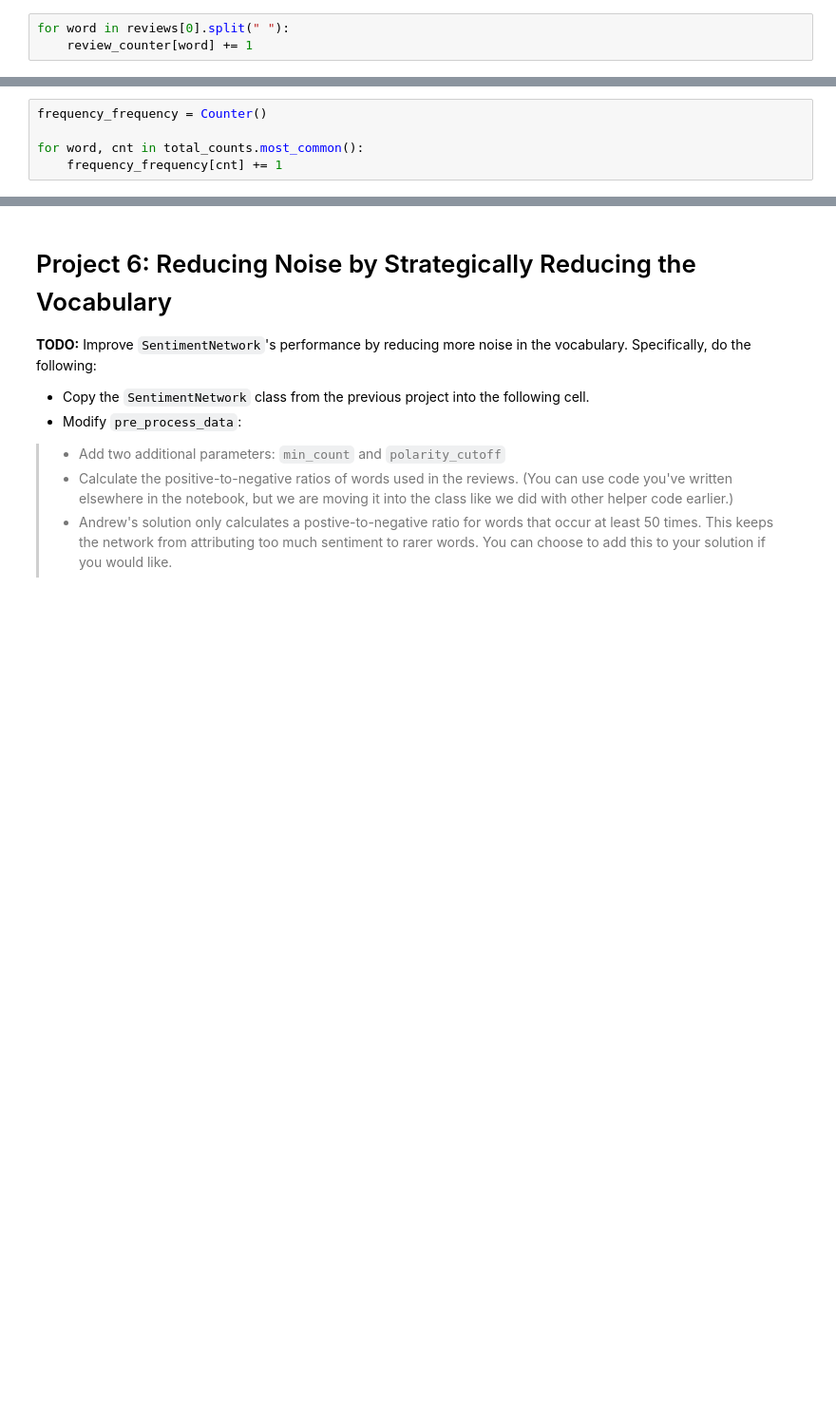
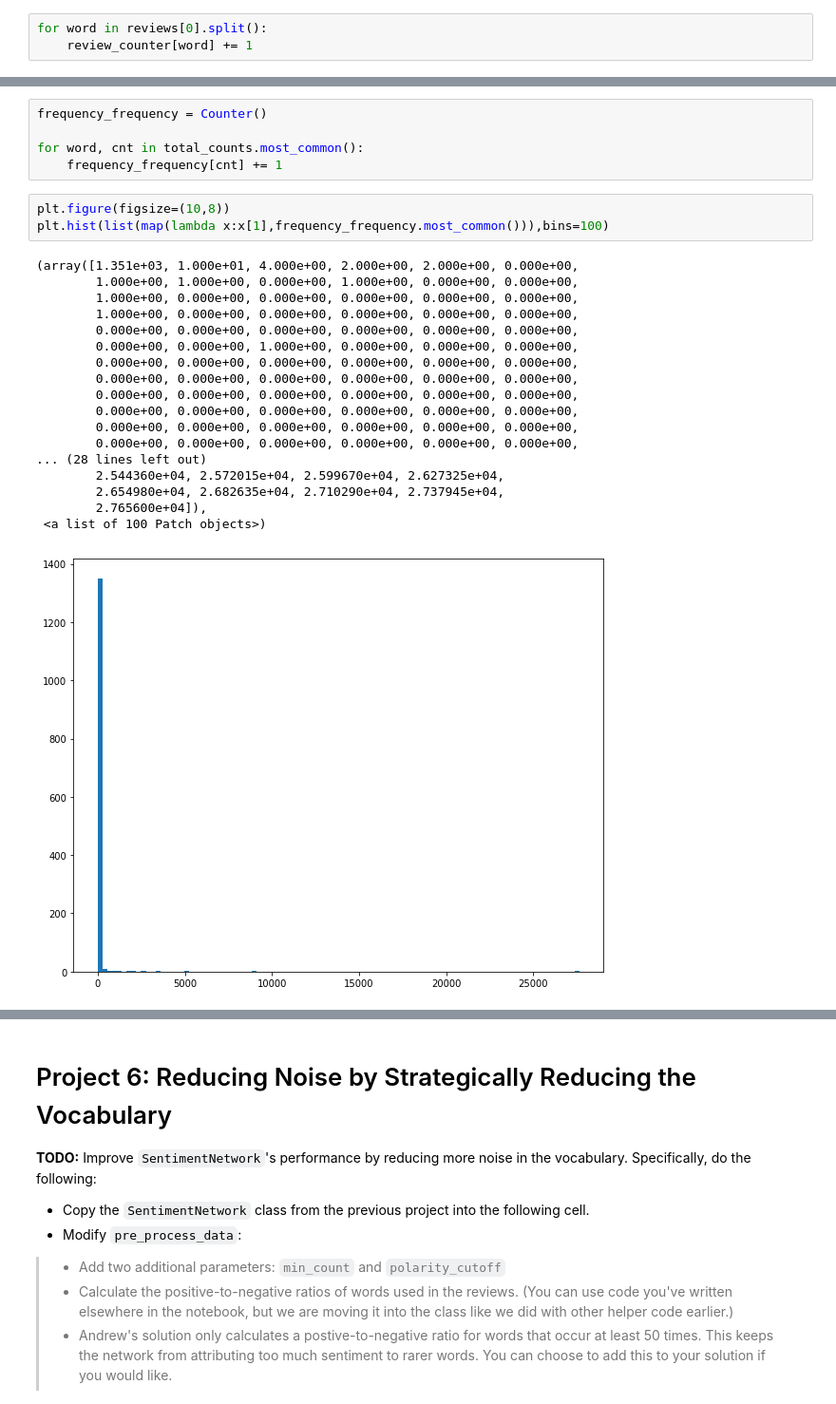
Before and after one commit to Parker-Lyu/DeepL_Andrew_And_Uda, a Jupyter notebook: 3sentiment-network/Sentiment_Classification_Projects.ipynb, the cells around one changed output, grey strips where cells are left out. Shown at 95% size. Cells and saved outputs as stored; diff of their text form; blank space fills up the shorter version.

```diff
--- a/3sentiment-network/Sentiment_Classification_Projects.ipynb
+++ b/3sentiment-network/Sentiment_Classification_Projects.ipynb
@@ -708,7 +793,7 @@ layer_0
 # %%
 review_counter = Counter()
 # %%
-for word in reviews[0].split(" "):
+for word in reviews[0].split():
     review_counter[word] += 1
 # %%
 review_counter.most_common()
@@ -829,6 +1519,28 @@ frequency_frequency = Counter()
 
 for word, cnt in total_counts.most_common():
     frequency_frequency[cnt] += 1
+# %%
+plt.figure(figsize=(10,8))
+plt.hist(list(map(lambda x:x[1],frequency_frequency.most_common())),bins=100)
+# %% [output]
+(array([1.351e+03, 1.000e+01, 4.000e+00, 2.000e+00, 2.000e+00, 0.000e+00,
+        1.000e+00, 1.000e+00, 0.000e+00, 1.000e+00, 0.000e+00, 0.000e+00,
+        1.000e+00, 0.000e+00, 0.000e+00, 0.000e+00, 0.000e+00, 0.000e+00,
+        1.000e+00, 0.000e+00, 0.000e+00, 0.000e+00, 0.000e+00, 0.000e+00,
+        0.000e+00, 0.000e+00, 0.000e+00, 0.000e+00, 0.000e+00, 0.000e+00,
+        0.000e+00, 0.000e+00, 1.000e+00, 0.000e+00, 0.000e+00, 0.000e+00,
+        0.000e+00, 0.000e+00, 0.000e+00, 0.000e+00, 0.000e+00, 0.000e+00,
+        0.000e+00, 0.000e+00, 0.000e+00, 0.000e+00, 0.000e+00, 0.000e+00,
+        0.000e+00, 0.000e+00, 0.000e+00, 0.000e+00, 0.000e+00, 0.000e+00,
+        0.000e+00, 0.000e+00, 0.000e+00, 0.000e+00, 0.000e+00, 0.000e+00,
+        0.000e+00, 0.000e+00, 0.000e+00, 0.000e+00, 0.000e+00, 0.000e+00,
+        0.000e+00, 0.000e+00, 0.000e+00, 0.000e+00, 0.000e+00, 0.000e+00,
+... (28 lines left out)
+        2.544360e+04, 2.572015e+04, 2.599670e+04, 2.627325e+04,
+        2.654980e+04, 2.682635e+04, 2.710290e+04, 2.737945e+04,
+        2.765600e+04]),
+ <a list of 100 Patch objects>)
+[figure, added]
 # %%
 hist, edges = np.histogram(list(map(lambda x:x[1],frequency_frequency.most_common())), density=True, bins=100, normed=True)
 
```
Also changed, not shown: parts of 48 cells of this notebook.
